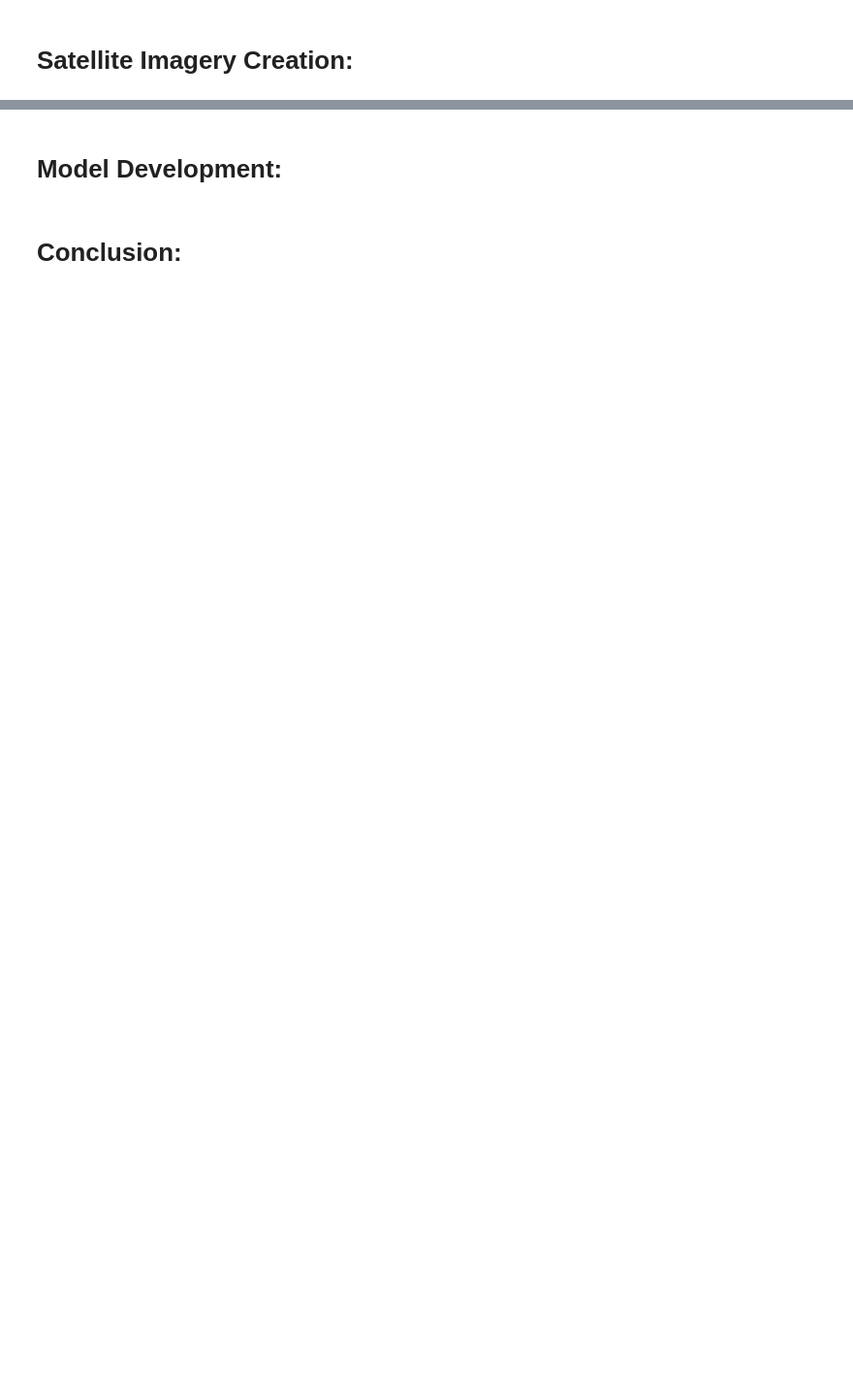
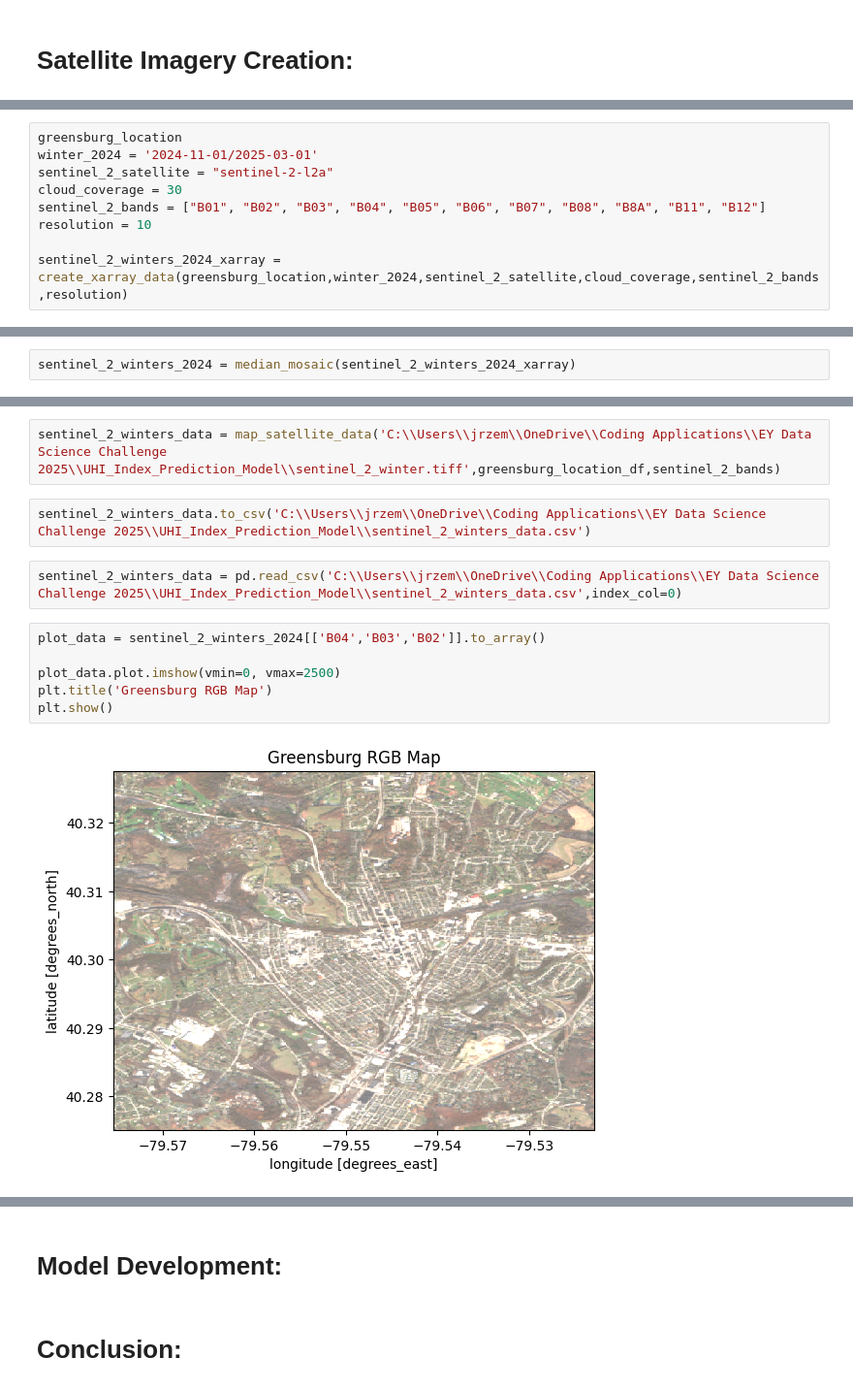
Before and after one commit to JZembower/UHI_Index_Prediction_Model, a Jupyter notebook: Model/greensburg_notebook.ipynb, the cells around one changed output, grey strips where cells are left out. Shown at 97% size. Drawn from its saved outputs; the diff is of its cells as text; blank space fills up the shorter version.

```diff
--- a/Model/greensburg_notebook.ipynb
+++ b/Model/greensburg_notebook.ipynb
@@ -70,0 +259,9 @@ buildings = pd.read_csv("C:\\Users\\jrzem\\OneDrive\\Desktop\\Greensburg Dataset
+# %%
+greensburg_location
+winter_2024 = '2024-11-01/2025-03-01'
+sentinel_2_satellite = "sentinel-2-l2a"
+cloud_coverage = 30
+sentinel_2_bands = ["B01", "B02", "B03", "B04", "B05", "B06", "B07", "B08", "B8A", "B11", "B12"]
+resolution = 10
+
+sentinel_2_winters_2024_xarray = create_xarray_data(greensburg_location,winter_2024,sentinel_2_satellite,cloud_coverage,sentinel_2_bands,resolution)
@@ -70,0 +270,2 @@ buildings = pd.read_csv("C:\\Users\\jrzem\\OneDrive\\Desktop\\Greensburg Dataset
+# %%
+sentinel_2_winters_2024 = median_mosaic(sentinel_2_winters_2024_xarray)
@@ -70,0 +523,14 @@ buildings = pd.read_csv("C:\\Users\\jrzem\\OneDrive\\Desktop\\Greensburg Dataset
+# %%
+sentinel_2_winters_data = map_satellite_data('C:\\Users\\jrzem\\OneDrive\\Coding Applications\\EY Data Science Challenge 2025\\UHI_Index_Prediction_Model\\sentinel_2_winter.tiff',greensburg_location_df,sentinel_2_bands)
+# %%
+sentinel_2_winters_data.to_csv('C:\\Users\\jrzem\\OneDrive\\Coding Applications\\EY Data Science Challenge 2025\\UHI_Index_Prediction_Model\\sentinel_2_winters_data.csv')
+# %%
+sentinel_2_winters_data = pd.read_csv('C:\\Users\\jrzem\\OneDrive\\Coding Applications\\EY Data Science Challenge 2025\\UHI_Index_Prediction_Model\\sentinel_2_winters_data.csv',index_col=0)
+# %%
+plot_data = sentinel_2_winters_2024[['B04','B03','B02']].to_array()
+
+plot_data.plot.imshow(vmin=0, vmax=2500)
+plt.title('Greensburg RGB Map')
+plt.show()
+# %% [output]
+[figure, added]
```
Also changed, not shown: parts of 63 cells of this notebook.
